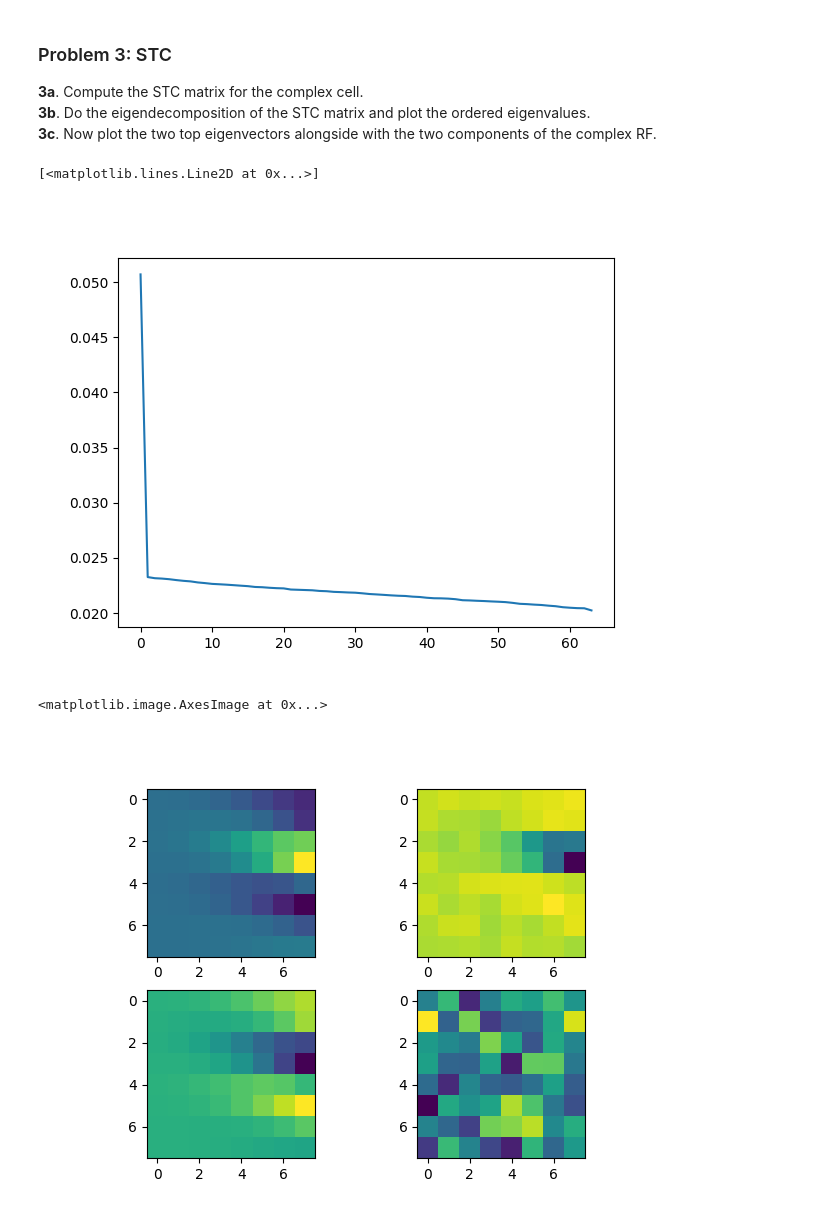
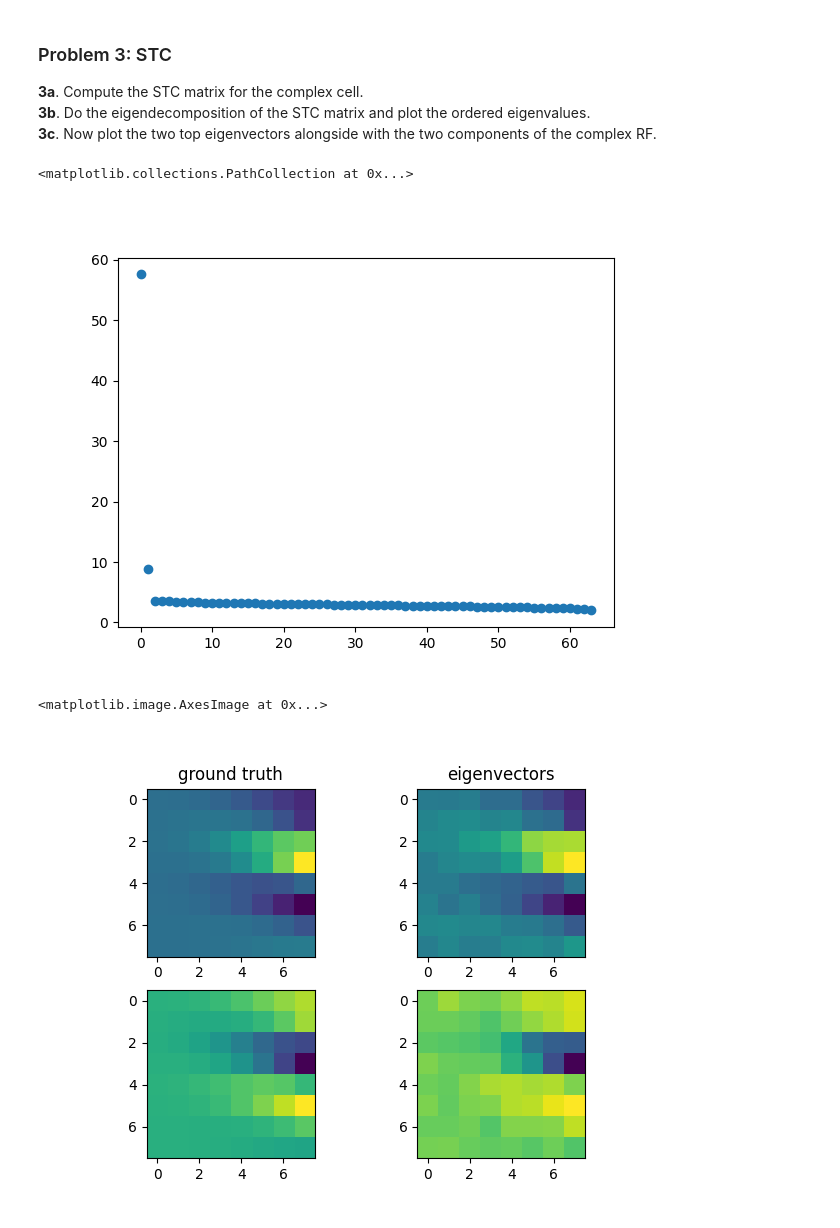
Before and after one commit to dbasrai/nuin443, a Jupyter notebook: problemSets/NUIN443_ps2_SystId-diya.ipynb, the cells around one changed output. Cells and saved outputs as stored; diff of their text form; code cells hidden in the pictures.

```diff
--- a/problemSets/NUIN443_ps2_SystId-diya.ipynb
+++ b/problemSets/NUIN443_ps2_SystId-diya.ipynb
@@ -107,7 +107,12 @@ for stim_t in stim_ts:
 spikes_per_stim = np.array(spikes_per_stim)
 stim_reshape =stim.reshape(stim.shape[0]*stim.shape[1], stim.shape[2])
 
-STA = 1/np.sum(spikes) * (stim_reshape @ spikes_per_stim)
+STA = []
+for idx in range(len(spikes_per_stim)):
+    STA.append(spikes_per_stim[idx] * stim_reshape[:,idx])
+STA = np.mean(STA, axis=0)
+
+
 
 fig, ax = plt.subplots(ncols=2)
 ax[0].imshow(STA.reshape(8,8))
@@ -134,12 +139,17 @@ spikes_per_stim = []
 for stim_t in stim_ts:
     spikes_per_stim.append(np.sum(c_spikes[np.logical_and(spikes_ts > stim_t, spikes_ts < stim_t+.1)]))
 
+
 spikes_per_stim = np.array(spikes_per_stim)
-stim_reshape =stim.reshape(stim.shape[0]*stim.shape[1], stim.shape[2]).T
+stim_reshape =stim.reshape(stim.shape[0]*stim.shape[1], stim.shape[2])
 
-STA = 1/np.sum(c_spikes) * (spikes_per_stim @ stim_reshape)
+STV = []
+for idx in range(len(spikes_per_stim)):
+    STV.append(spikes_per_stim[idx] * stim_reshape[:,idx])
+STA = np.mean(STV, axis=0)
 
-STC = 1/np.sum(c_spikes) * ((stim_reshape - STA).T @ (stim_reshape - STA))
+STV = np.array(STV)
+STC = 1/np.sum(c_spikes) * ((STV - STA).T @ (STV - STA))
 # %%
 # 3b. Do the eigendecomposition of the STC matrix and plot the ordered eigenvalues
 # (note that an ordered output is not guaranteed)
@@ -147,22 +157,24 @@ STC = 1/np.sum(c_spikes) * ((stim_reshape - STA).T @ (stim_reshape - STA))
 evalues, evectors = np.linalg.eig(STC)
 sorts = evalues.argsort()
 sort_evalues = evalues[sorts[::-1]]
-sort_evectors = evectors[sorts[::-1]]
-fig, ax = plt.subplots()
-ax.plot(sort_evalues)
+sort_evectors = evectors[:, sorts[::-1]]
+fig2, ax2 = plt.subplots()
+ax2.scatter(np.arange(len(sort_evalues)), sort_evalues)
 # %% [output]
-[<matplotlib.lines.Line2D at 0x...>]
+<matplotlib.collections.PathCollection at 0x...>
-[figure, old version]
+[figure, new version]
 # %%
 # 3c. Now plot the two top eigenvectors alongside with the two components of the complex RF
 fig, ax = plt.subplots(nrows=2, ncols=2)
 ax[0][0].imshow(rf_groundtruth['complex_spatialKernel'][:,:,0])
-first = evectors[:,0].reshape(8,8)
+first = sort_evectors[:,1].reshape(8,8)
 ax[0][1].imshow(first)
+ax[0][0].set_title('ground truth')
+ax[0][1].set_title('eigenvectors')
 
 ax[1][0].imshow(rf_groundtruth['complex_spatialKernel'][:,:,1])
-second = evectors[:,1].reshape(8,8)
+second = sort_evectors[:,0].reshape(8,8) #order is flipped for some reason...
 ax[1][1].imshow(second)
 # %% [output]
 <matplotlib.image.AxesImage at 0x...>
-[figure, old version]
+[figure, new version]
```
Also changed, not shown: parts of 2 cells of this notebook.
